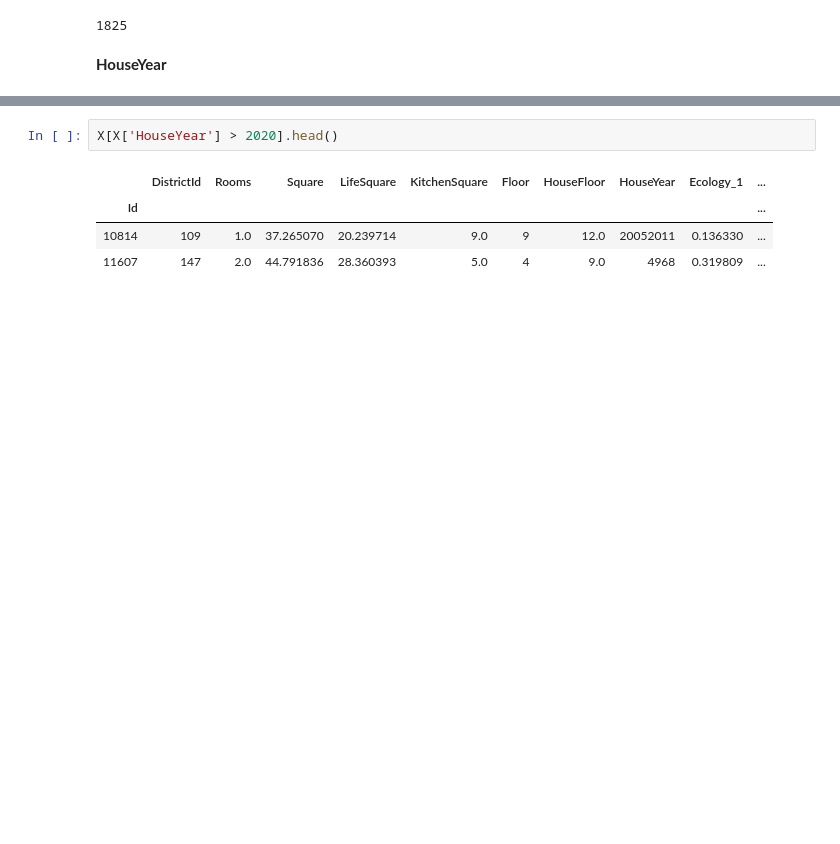
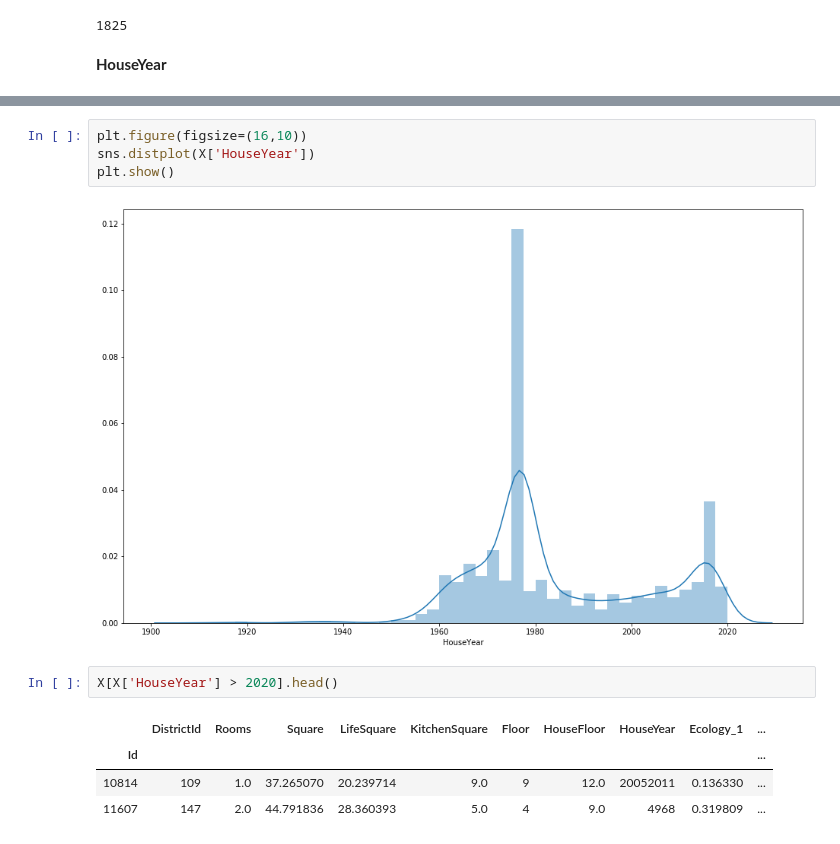
Before and after one commit to stureiko/GeekBrains, a Jupyter notebook: DataLibraries/CourseProject/RE-predict.ipynb, the cells around one changed output, grey strips where cells are left out. Drawn from its saved outputs; the diff is of its cells as text; blank space fills up the shorter version.

```diff
--- a/DataLibraries/CourseProject/RE-predict.ipynb
+++ b/DataLibraries/CourseProject/RE-predict.ipynb
@@ -177,3 +147,9 @@ array([    1910,     1912,     1914,     1916,     1917,     1918,
+# %%
+plt.figure(figsize=(16,10))
+sns.distplot(X['HouseYear'])
+plt.show()
+# %% [output]
+[figure, added]
 # %%
 X[X['HouseYear'] > 2020].head()
 # %% [output]
```
Also changed, not shown: parts of 28 cells of this notebook.
